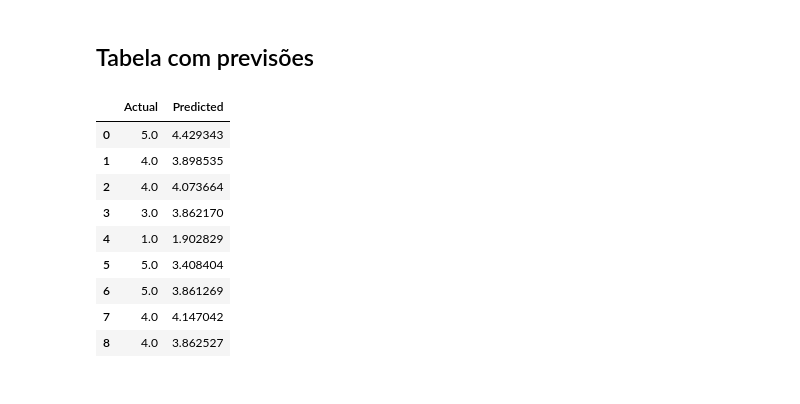
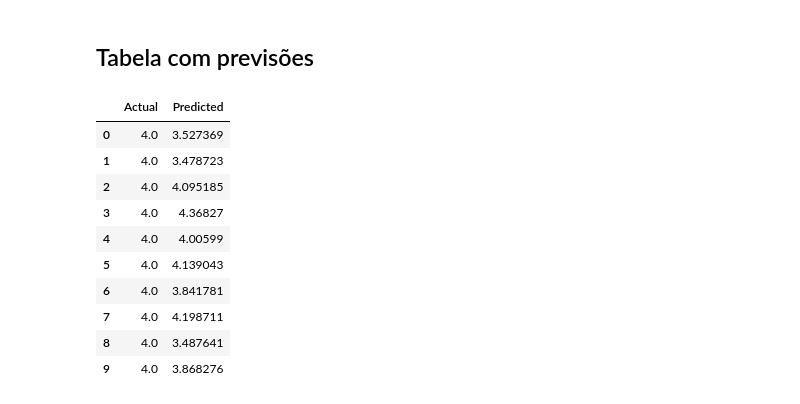
Before and after one commit to sidneyouteiro/IntroML, a Jupyter notebook: PF/main.ipynb, the cells around one changed output. Cells and saved outputs as stored; diff of their text form; code cells hidden in the pictures.

```diff
--- a/PF/main.ipynb
+++ b/PF/main.ipynb
@@ -258,17 +259,20 @@ plt.show()
 # %% [markdown]
 ## Tabela com previsões
-# %%
-df_prediction.head(10)
-# %% [output]
-|  | Actual | Predicted |
-| 0 | 5.0 | 4.429343 |
-| 1 | 4.0 | 3.898535 |
-| 2 | 4.0 | 4.073664 |
-| 3 | 3.0 | 3.862170 |
-| 4 | 1.0 | 1.902829 |
-| 5 | 5.0 | 3.408404 |
-| 6 | 5.0 | 3.861269 |
-| 7 | 4.0 | 4.147042 |
-| 8 | 4.0 | 3.862527 |
+# %%
+df_prediction = pd.DataFrame(predictions[-1000:])
+df_prediction = df_prediction.explode('Actual').explode('Predicted').reset_index(drop = True)
+df_prediction.head(10)
+# %% [output]
+|  | Actual | Predicted |
+| 0 | 4.0 | 3.527369 |
+| 1 | 4.0 | 3.478723 |
+| 2 | 4.0 | 4.095185 |
+| 3 | 4.0 | 4.36827 |
+| 4 | 4.0 | 4.00599 |
+| 5 | 4.0 | 4.139043 |
+| 6 | 4.0 | 3.841781 |
+| 7 | 4.0 | 4.198711 |
+| 8 | 4.0 | 3.487641 |
+| 9 | 4.0 | 3.868276 |
 # %%
 df_prediction.to_csv('lstm_prediction.csv', index = False)
```
Also changed, not shown: parts of 4 cells of this notebook, 1 other file.
